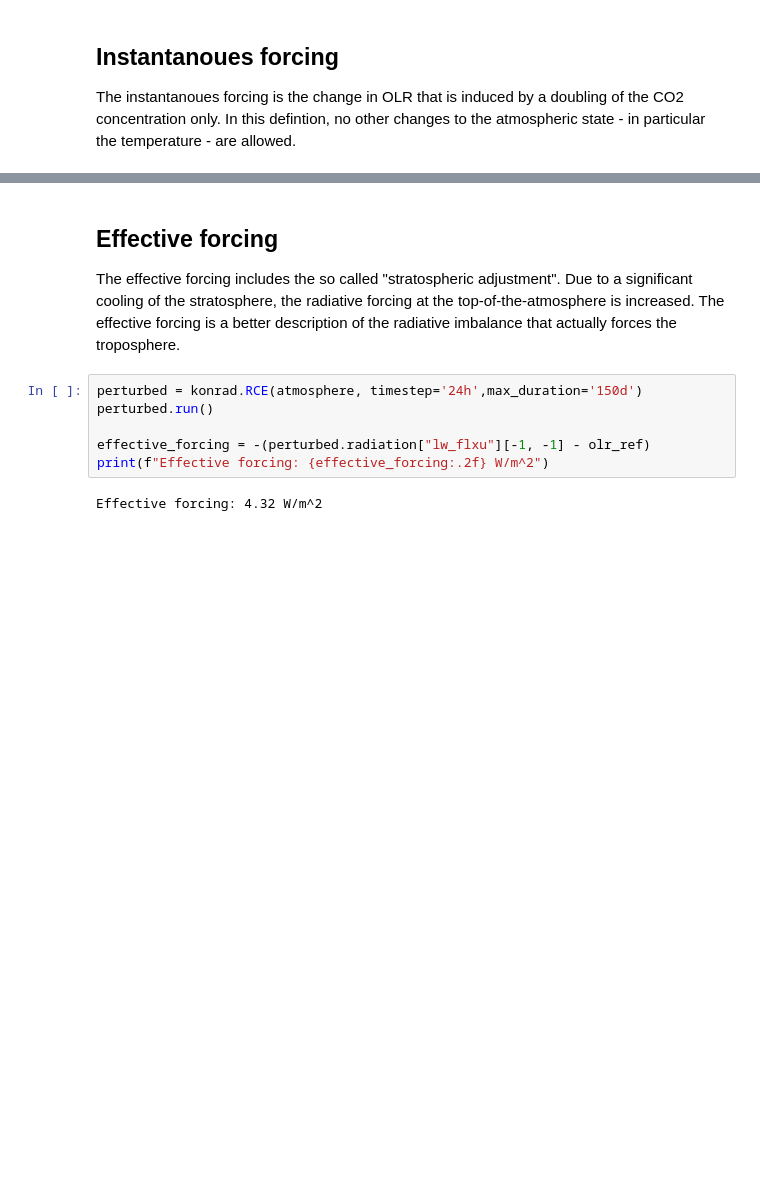
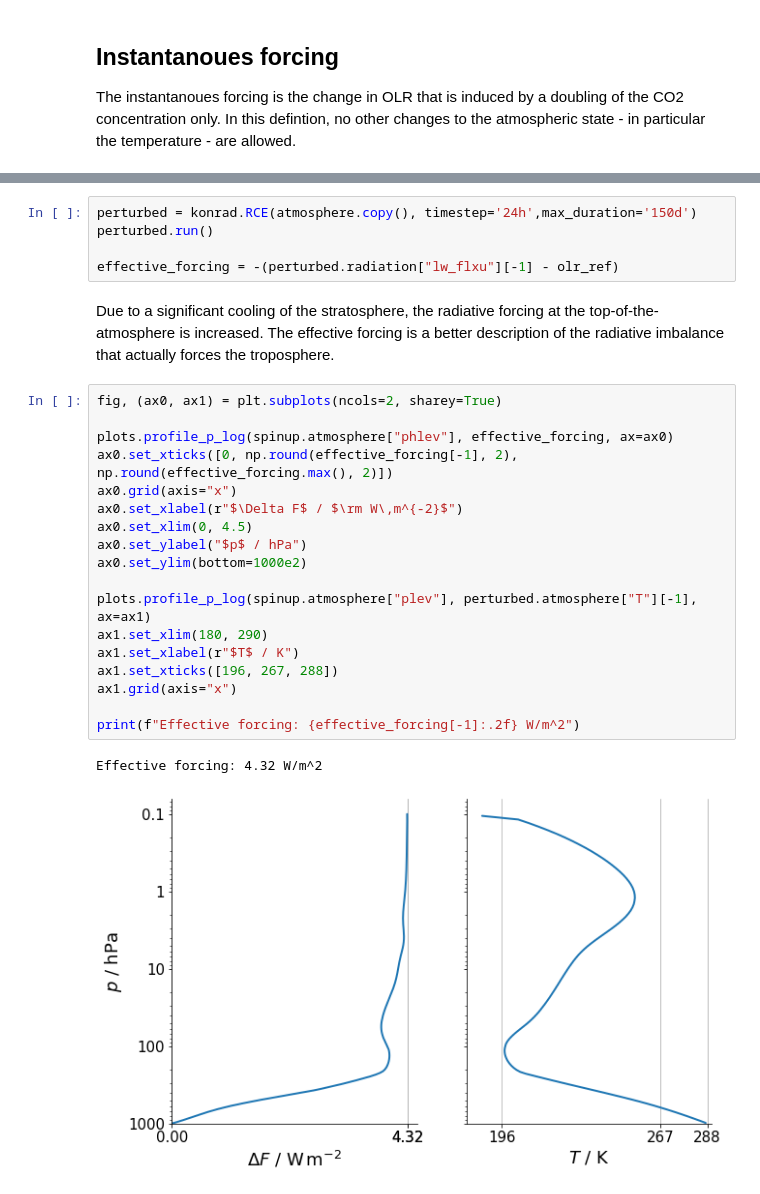
Before and after one commit to atmtools/konrad, a Jupyter notebook: _sources/forcing.ipynb, the cells around one changed output, grey strips where cells are left out. Drawn from its saved outputs; the diff is of its cells as text; blank space fills up the shorter version.

```diff
--- a/_sources/forcing.ipynb
+++ b/_sources/forcing.ipynb
@@ -43,13 +74,29 @@ Instantanoues forcing: 2.57 W/m^2
+# %%
+perturbed = konrad.RCE(atmosphere.copy(), timestep='24h',max_duration='150d')
+perturbed.run()
+
+effective_forcing = -(perturbed.radiation["lw_flxu"][-1] - olr_ref)
 # %% [markdown]
-## Effective forcing
-
-The effective forcing includes the so called "stratospheric adjustment". Due to a significant cooling of the stratosphere, the radiative forcing at the top-of-the-atmosphere is increased.
+Due to a significant cooling of the stratosphere, the radiative forcing at the top-of-the-atmosphere is increased.
 The effective forcing is a better description of the radiative imbalance that actually forces the troposphere.
-# %%
-perturbed = konrad.RCE(atmosphere, timestep='24h',max_duration='150d')
-perturbed.run()
-
-effective_forcing = -(perturbed.radiation["lw_flxu"][-1, -1] - olr_ref)
-print(f"Effective forcing: {effective_forcing:.2f} W/m^2")
-# %% [output]
-Effective forcing: 4.32 W/m^2
+# %%
+fig, (ax0, ax1) = plt.subplots(ncols=2, sharey=True)
+
+plots.profile_p_log(spinup.atmosphere["phlev"], effective_forcing, ax=ax0)
+ax0.set_xticks([0, np.round(effective_forcing[-1], 2), np.round(effective_forcing.max(), 2)])
+ax0.grid(axis="x")
+ax0.set_xlabel(r"$\Delta F$ / $\rm W\,m^{-2}$")
+ax0.set_xlim(0, 4.5)
+ax0.set_ylabel("$p$ / hPa")
+ax0.set_ylim(bottom=1000e2)
+
+plots.profile_p_log(spinup.atmosphere["plev"], perturbed.atmosphere["T"][-1], ax=ax1)
+ax1.set_xlim(180, 290)
+ax1.set_xlabel(r"$T$ / K")
+ax1.set_xticks([196, 267, 288])
+ax1.grid(axis="x")
+
+print(f"Effective forcing: {effective_forcing[-1]:.2f} W/m^2")
+# %% [output]
+Effective forcing: 4.32 W/m^2
+[figure, added]
```
Also changed, not shown: parts of 7 cells of this notebook, 35 other files.
